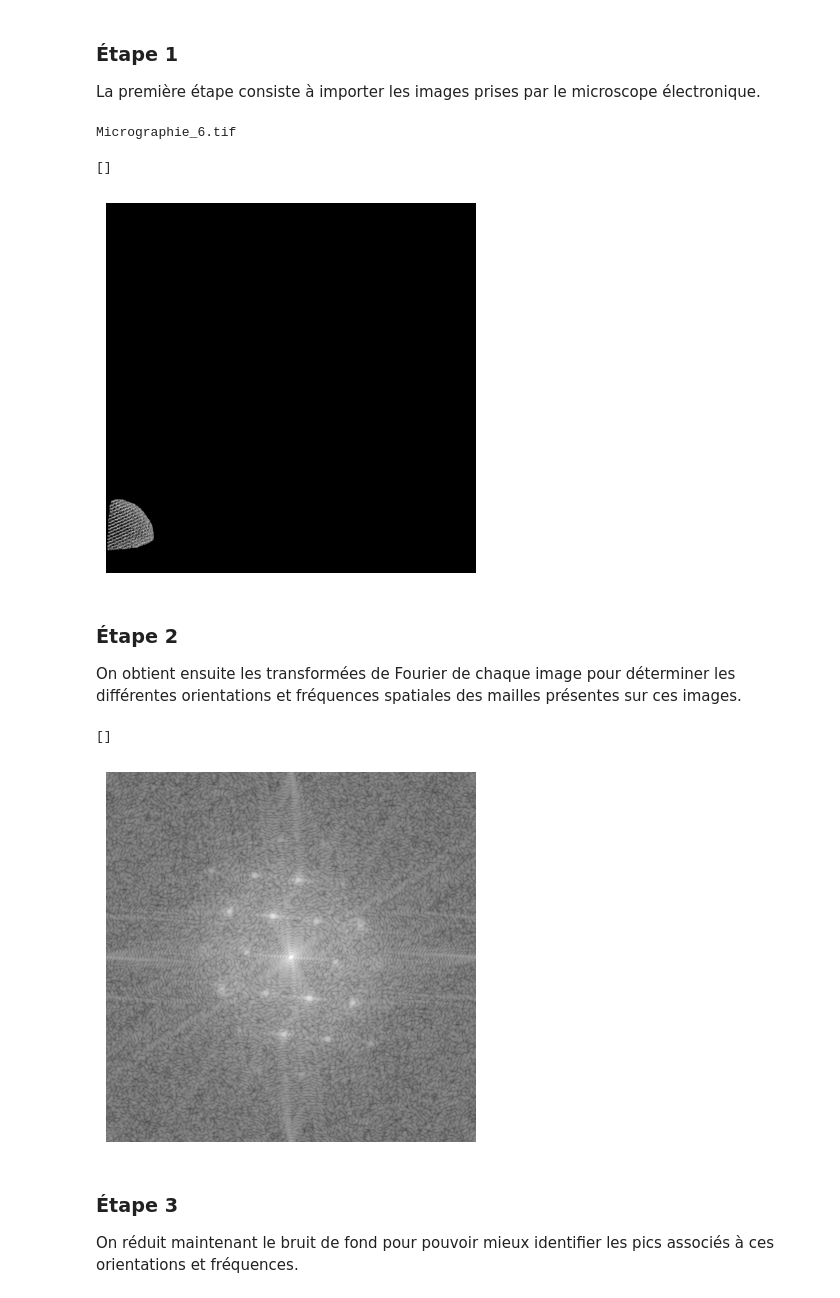
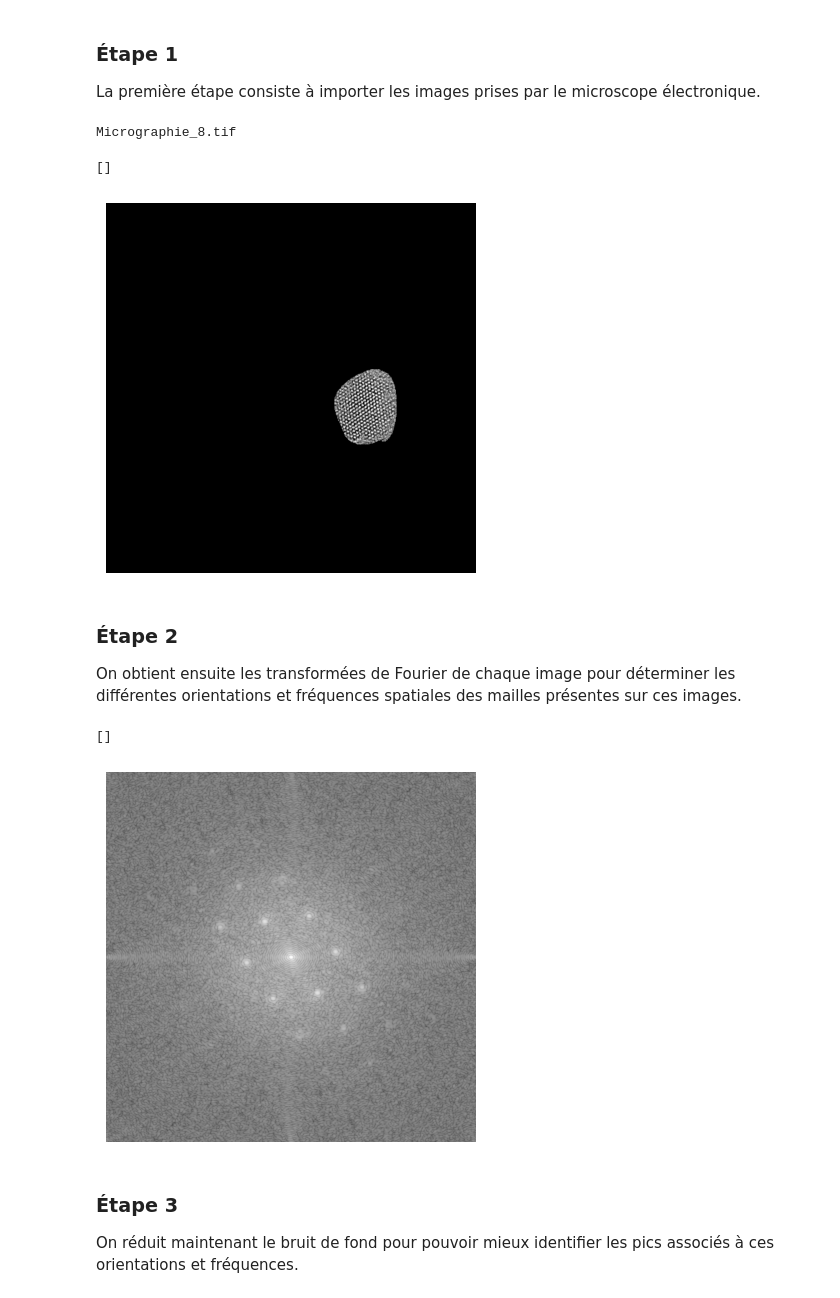
Before and after one commit to BETRU21/EtatSolideT2, a Jupyter notebook: Protocole.ipynb, the cells around one changed output. Saved outputs shown, nothing was run; the diff lists cells and outputs as text; code cells hidden in the pictures.

```diff
--- a/Protocole.ipynb
+++ b/Protocole.ipynb
@@ -173,24 +173,24 @@ La première étape consiste à importer les images prises par le microscope él
 # %%
 path = os.path.abspath("")+"/Micrographies_par_équipe"
 names = listNameOfFiles(path, extension="tif")
 imgs = importTIF(path)
 
 # indice = 1 : Micrographie_6.tif
 # indice = 0 : Micrographie_7.tif
 # indice = 2 : Micrographie_8.tif
-indice = 1
+indice = 2
 
 print(names[indice])
 img = imgs[indice]
 
 fig, ax = plt.subplots(nrows=1, ncols=1)
 plt.axis('off')
 ax.imshow(img, cmap="gray")
 plt.plot()
 # %% [output]
-Micrographie_6.tif
+Micrographie_8.tif
 []
-[figure, old version]
+[figure, new version]
 # %% [markdown]
 ### Étape 2 ###
 On obtient ensuite les transformées de Fourier de chaque image pour déterminer les différentes orientations et fréquences spatiales des mailles présentes sur ces images.
@@ -204,7 +204,7 @@ ax.imshow(img_fft_real, cmap="gray")
 plt.plot()
 # %% [output]
 []
-[figure, old version]
+[figure, new version]
 # %% [markdown]
 ### Étape 3 ###
 On réduit maintenant le bruit de fond pour pouvoir mieux identifier les pics associés à ces orientations et fréquences.
```
Also changed, not shown: parts of 10 cells of this notebook.
